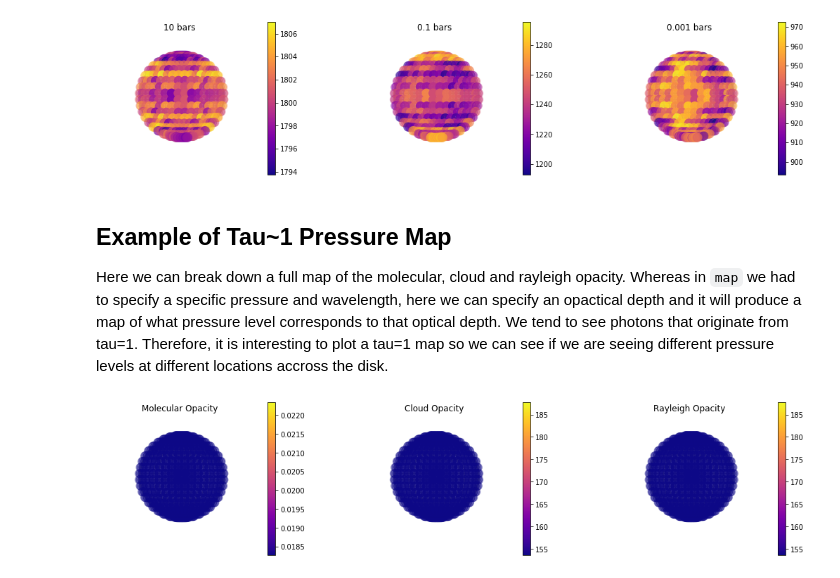
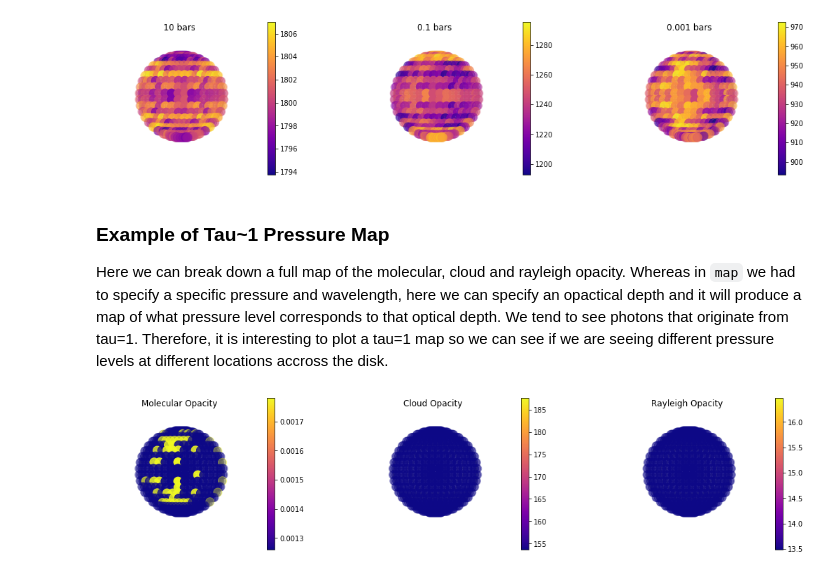
Before and after one commit to natashabatalha/picaso, a Jupyter notebook: docs/notebooks/7_Adding3DFunctionality.ipynb, the cells around one changed output. Saved outputs shown, nothing was run; the diff lists cells and outputs as text; code cells hidden in the pictures.

```diff
--- a/docs/notebooks/7_Adding3DFunctionality.ipynb
+++ b/docs/notebooks/7_Adding3DFunctionality.ipynb
@@ -179,13 +181,13 @@ jpi.map(out[-1],plot='temperature',pressure=[10,0.1,1e-3])
 # %% [output]
 [figure]
 # %% [markdown]
-## Example of Tau~1 Pressure Map
+### Example of Tau~1 Pressure Map
 
 Here we can break down a full map of the molecular, cloud and rayleigh opacity. Whereas in `map` we had to specify a specific pressure and wavelength, here we can specify an opactical depth and it will produce a map of what pressure level corresponds to that optical depth. We tend to see photons that originate from tau=1. Therefore, it is interesting to plot a tau=1 map so we can see if we are seeing different pressure levels at different locations accross the disk.
 # %%
 #This is not a terribly interesting case since the lat/lon variation in abundance is relatively small
 #and we never gave it a specific cloud opacity...
 #BUT, the functionality exists for cases that are more interest :)
-jpi.tau_map(out[-1], wavelength=1.4, at_tau=1)
+jpi.taumap(out['full_output'], wavelength=0.589, at_tau=1)
 # %% [output]
-[figure, old version]
+[figure, new version]
```
Also changed, not shown: parts of 9 cells of this notebook, 8 other files.
